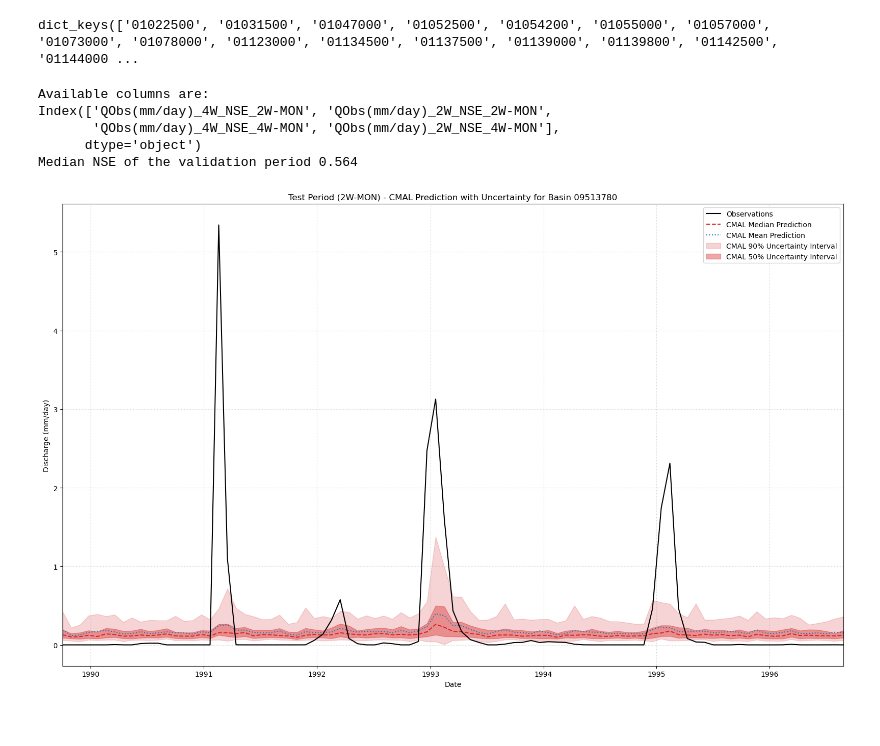
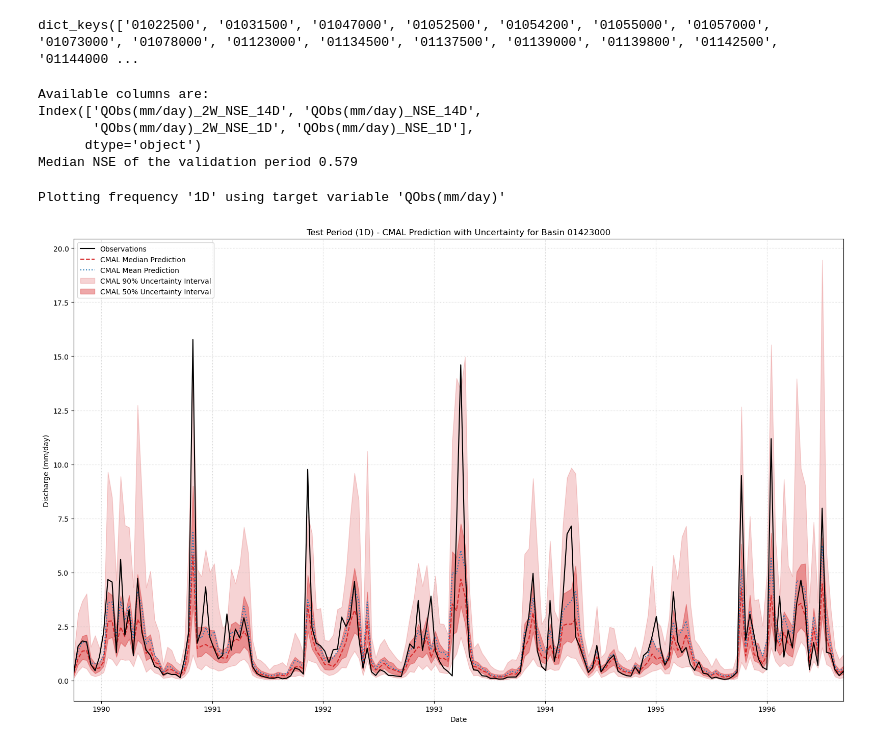
Before and after one commit to huangale88/neuralhydrology, a Jupyter notebook: own/operational_forecast/mtslstm_cmal.ipynb, the cells around one changed output. Drawn from its saved outputs; the diff is of its cells as text; code cells hidden in the pictures.

```diff
--- a/own/operational_forecast/mtslstm_cmal.ipynb
+++ b/own/operational_forecast/mtslstm_cmal.ipynb
@@ -47,4 +47,4 @@ ConnectionResetError: [WinError 10054] An existing connection was forcibly close
 # %%
-run_dir = Path("runs/test_run_1311_060515")
+run_dir = Path("runs/test_run_1711_041955")
 eval_run(run_dir=run_dir, period="test")
 # %% [output]
@@ -81,34 +83,57 @@ print("Available columns are:")
 print(df.columns)
 
 # Compute the median NSE from all basins, where discharge observations are available for that period
-print(f"Median NSE of the validation period {df['QObs(mm/day)_2W_NSE_2W-MON'].median():.3f}")
+print(f"Median NSE of the validation period {df['QObs(mm/day)_2W_NSE_14D'].median():.3f}")
 # %% [output]
 Available columns are:
-Index(['QObs(mm/day)_4W_NSE_2W-MON', 'QObs(mm/day)_2W_NSE_2W-MON',
-       'QObs(mm/day)_4W_NSE_4W-MON', 'QObs(mm/day)_2W_NSE_4W-MON'],
+Index(['QObs(mm/day)_2W_NSE_14D', 'QObs(mm/day)_NSE_14D',
+       'QObs(mm/day)_2W_NSE_1D', 'QObs(mm/day)_NSE_1D'],
       dtype='object')
-Median NSE of the validation period 0.564
+Median NSE of the validation period 0.579
 # %%
-basin_id = '09513780'
-freq = '2W-MON'
-if freq == '4W-MON':
-    target_variable = 'QObs(mm/day)_4W'
-elif freq == '2W-MON':
-    target_variable = 'QObs(mm/day)_2W'
+# --- 1. USER CONFIGURATION ---
+# Simply change these two variables to plot different basins or frequencies
+basin_id = '01423000'
+freq = '1D'  # Try changing this to '1D', '2W-MON', '28D', etc.
+
+# --- 2. DYNAMICALLY DETERMINE TARGET VARIABLE ---
+# This block replaces the rigid if/elif structure.
+
+# Define the base name of the variable. This makes it easy to change if you ever
+# want to plot something other than discharge.
+base_target_variable = 'QObs(mm/day)'
+
+if freq == '1D':
+    # For the daily frequency ('1D'), the variable name has no suffix.
+    target_variable = base_target_variable
 else:
-    raise ValueError(f"Invalid frequency '{freq}'. Choose '4W-MON' or '2W-MON'.")
+    # For all other frequencies, we assume the target variable is constructed by
+    # appending a suffix based on the frequency key.
+    # We will derive the suffix from the part of the frequency string before a hyphen.
+    # e.g., '2W-MON' -> '2W', '4W-MON' -> '4W', '14D' -> '14D'
+    # IMPORTANT: This requires that your preprocessed column names match this pattern.
+    # For example, if freq is '14D', your column must be named 'QObs(mm/day)_14D'.
+    # If your column is named 'QObs(mm/day)_2W', you should hard-code the suffix here.
+    suffix = freq.split('-')[0].upper()
+    target_variable = f"{base_target_variable}_{suffix}"
 
-# --- DATA EXTRACTION (Same as before) ---
+print(f"Plotting frequency '{freq}' using target variable '{target_variable}'")
+
+
+# --- 3. DATA EXTRACTION ---
 try:
     results_xr = results[basin_id][freq]['xr']
+    qobs = results_xr[f'{target_variable}_obs']
+    qsim_with_samples = results_xr[f'{target_variable}_sim']
 except KeyError:
-    print(f"ERROR: Could not find results for basin '{basin_id}' and frequency '{freq}'.")
+    print(f"ERROR: Could not find results for basin '{basin_id}', frequency '{freq}', or variable '{target_variable}'.")
+    print("Please check that:")
+    print(f"  1. The frequency '{freq}' exists in your results.")
+    print(f"  2. The target variable '{target_variable}' was used during training and exists in the output files.")
     raise
 
-qobs = results_xr[f'{target_variable}_obs']
-qsim_with_samples = results_xr[f'{target_variable}_sim']
-
-# --- CALCULATE QUANTILES (Same as before) ---
+# --- 4. CALCULATE QUANTILES & MEAN ---
+# This part of the code is already general and does not need changes.
 median_sim = qsim_with_samples.quantile(0.5, dim='samples')
 q25 = qsim_with_samples.quantile(0.25, dim='samples')
 q75 = qsim_with_samples.quantile(0.75, dim='samples')
@@ -117,44 +142,46 @@ q95 = qsim_with_samples.quantile(0.95, dim='samples')
 mean_sim = qsim_with_samples.mean(dim='samples')
 
 
-# --- 4. Plotting with Matplotlib for Uncertainty (WITH FIXES) ---
+# --- 5. Plotting with Matplotlib for Uncertainty ---
+# This part of the code is also general and does not need changes.
 fig, ax = plt.subplots(figsize=(16, 10))
 
-# --- FIX: Add .squeeze() to ensure all arrays are 1D ---
+# Using .squeeze() is good practice to remove any leftover dimensions of size 1
 ax.plot(qobs['date'].values, qobs.values.squeeze(), color='black', label='Observations', linewidth=1.5, zorder=5)
 
 ax.plot(median_sim['date'].values, median_sim.values.squeeze(), color='#d62728', linestyle='--', label='CMAL Median Prediction', linewidth=1.5)
 ax.plot(mean_sim['date'].values, mean_sim.values.squeeze(), color='#1f77b4', linestyle=':', label='CMAL Mean Prediction', linewidth=1.5)
 
 ax.fill_between(
     q05['date'].values,
-    q05.values.squeeze(),         # <-- FIX HERE
-    q95.values.squeeze(),         # <-- FIX HERE
+    q05.values.squeeze(),
+    q95.values.squeeze(),
     color='#d62728',
     alpha=0.2,
     label='CMAL 90% Uncertainty Interval'
 )
 
 ax.fill_between(
     q25['date'].values,
-    q25.values.squeeze(),         # <-- FIX HERE
-    q75.values.squeeze(),         # <-- FIX HERE
+    q25.values.squeeze(),
+    q75.values.squeeze(),
     color='#d62728',
     alpha=0.4,
     label='CMAL 50% Uncertainty Interval'
 )
 
-# --- Formatting (Same as before) ---
+# --- Formatting ---
 ax.set_ylabel("Discharge (mm/day)")
 ax.set_xlabel("Date")
 ax.set_title(f"Test Period ({freq}) - CMAL Prediction with Uncertainty for Basin {basin_id}")
 ax.legend()
 ax.grid(True, linestyle=':', alpha=0.6)
 ax.set_xlim([qobs['date'].values.min(), qobs['date'].values.max()])
 plt.tight_layout()
 plt.show()
 # %% [output]
+Plotting frequency '1D' using target variable 'QObs(mm/day)'
-[figure, old version]
+[figure, new version]
 # %%
 qobs_1d = qobs.squeeze()
 mean_sim_1d = mean_sim.squeeze()
```
Also changed, not shown: parts of 9 cells of this notebook, 7 other files.
